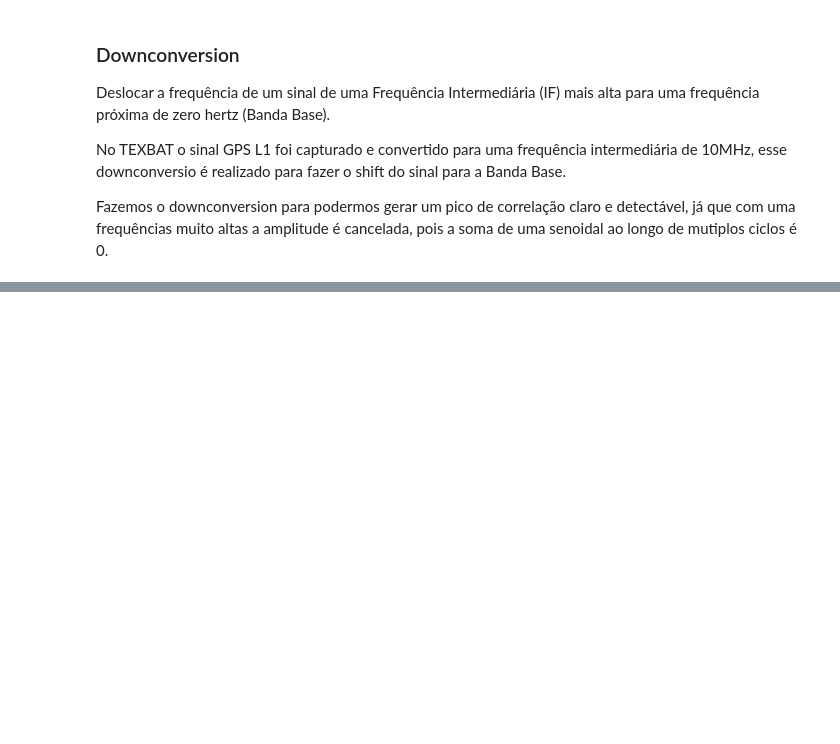
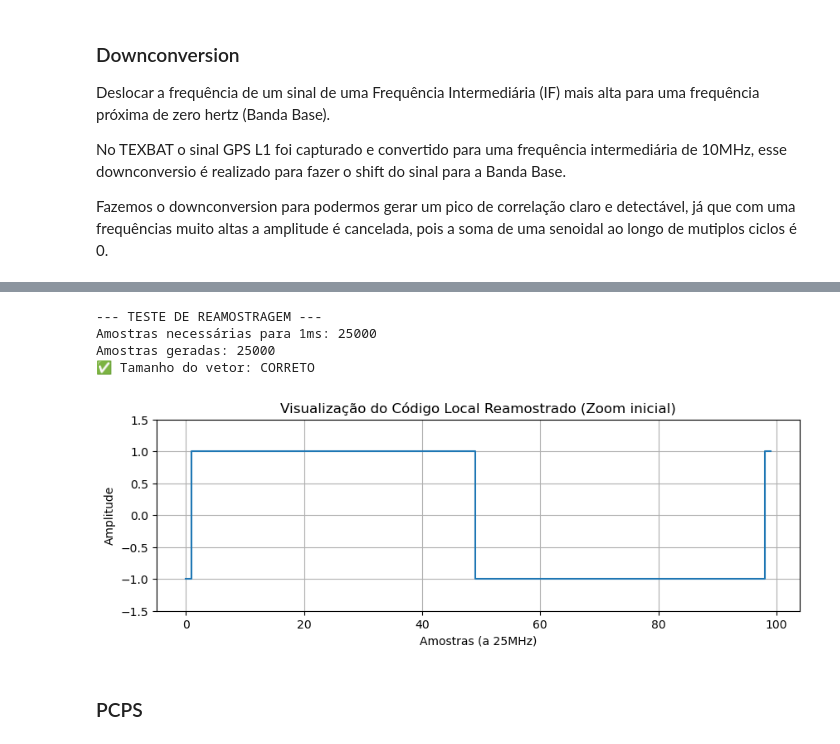
Before and after one commit to bytewice/sinais-projeto, a Jupyter notebook: projeto-sinais.ipynb, the cells around one changed output, grey strips where cells are left out. Saved outputs shown, nothing was run; the diff lists cells and outputs as text; code cells hidden in the pictures; blank space fills up the shorter version.

```diff
--- a/projeto-sinais.ipynb
+++ b/projeto-sinais.ipynb
@@ -182,0 +263,45 @@ plt.show()
+# %%
+import matplotlib.pyplot as plt
+
+def generate_local_code_check(prn, fs, num_samples):
+    # Usa a função validada acima
+    ca = ca_code_check(prn)
+    chip_rate = 1.023e6
+    code_indices = np.ceil(np.arange(num_samples) * (chip_rate / fs)).astype(int) - 1
+    code_indices = np.mod(code_indices, 1023)
+    return ca[code_indices]
+
+# Parâmetros do TEXBAT
+fs_teste = 25e6
+samples_1ms = int(fs_teste * 1e-3) # Deve ser 25.000
+
+# Gera código local reamostrado
+local_code = generate_local_code_check(1, fs_teste, samples_1ms)
+
+print(f"\n--- TESTE DE REAMOSTRAGEM ---")
+print(f"Amostras necessárias para 1ms: {samples_1ms}")
+print(f"Amostras geradas: {len(local_code)}")
+
+if len(local_code) == samples_1ms:
+    print("✅ Tamanho do vetor: CORRETO")
+else:
+    print("❌ Tamanho do vetor: ERRADO")
+
+# PLOT DE ZOOM (Para ver se os bits estão 'quadrados')
+plt.figure(figsize=(10, 3))
+# Plotamos apenas as primeiras 100 amostras (apenas ~4 chips de GPS)
+plt.step(np.arange(100), local_code[:100], where='post')
+plt.title("Visualização do Código Local Reamostrado (Zoom inicial)")
+plt.xlabel("Amostras (a 25MHz)")
+plt.ylabel("Amplitude")
+plt.grid(True)
+plt.ylim(-1.5, 1.5)
+plt.show()
+# %% [output]
+--- TESTE DE REAMOSTRAGEM ---
+Amostras necessárias para 1ms: 25000
+Amostras geradas: 25000
+✅ Tamanho do vetor: CORRETO
+[figure, added]
+# %% [markdown]
+### PCPS ###
```
Also changed, not shown: parts of 15 cells of this notebook.
